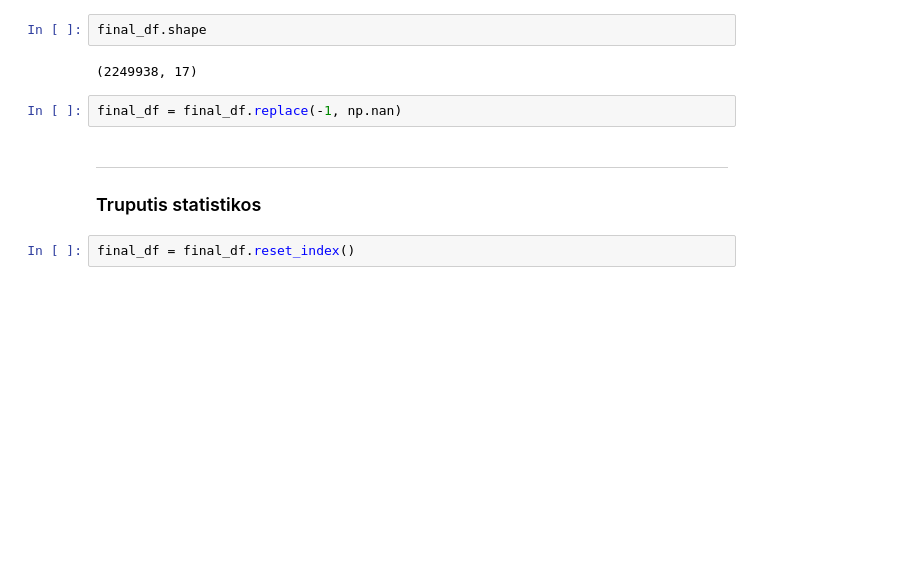
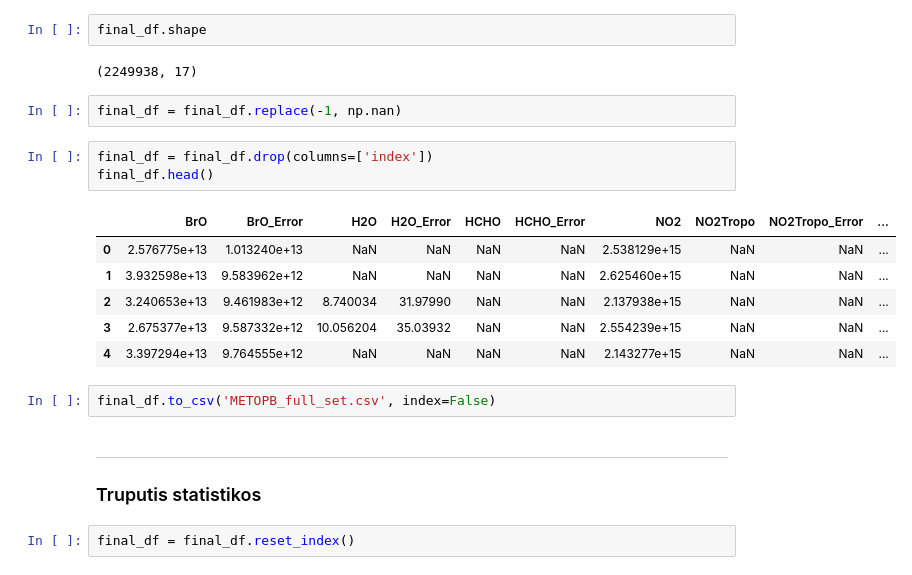
Before and after one commit to rugcer04/Duomenu_mokslo_projektas, a Jupyter notebook: code/python/ACSAF/data_prep.ipynb, the cells around one changed output. Cells and saved outputs as stored; diff of their text form; blank space fills up the shorter version.

```diff
--- a/code/python/ACSAF/data_prep.ipynb
+++ b/code/python/ACSAF/data_prep.ipynb
@@ -102,6 +104,18 @@ final_df.shape
 (2249938, 17)
 # %%
 final_df = final_df.replace(-1, np.nan)
+# %%
+final_df = final_df.drop(columns=['index'])
+final_df.head()
+# %% [output]
+|  | BrO | BrO_Error | H2O | H2O_Error | HCHO | HCHO_Error | NO2 | NO2Tropo | NO2Tropo_Error | ... |
+| 0 | 2.576775e+13 | 1.013240e+13 | NaN | NaN | NaN | NaN | 2.538129e+15 | NaN | NaN | ... |
+| 1 | 3.932598e+13 | 9.583962e+12 | NaN | NaN | NaN | NaN | 2.625460e+15 | NaN | NaN | ... |
+| 2 | 3.240653e+13 | 9.461983e+12 | 8.740034 | 31.97990 | NaN | NaN | 2.137938e+15 | NaN | NaN | ... |
+| 3 | 2.675377e+13 | 9.587332e+12 | 10.056204 | 35.03932 | NaN | NaN | 2.554239e+15 | NaN | NaN | ... |
+| 4 | 3.397294e+13 | 9.764555e+12 | NaN | NaN | NaN | NaN | 2.143277e+15 | NaN | NaN | ... |
+# %%
+final_df.to_csv('METOPB_full_set.csv', index=False)
 # %% [markdown]
 ---
 ### Truputis statistikos
```
Also changed, not shown: parts of 5 cells of this notebook, 1 other file.
